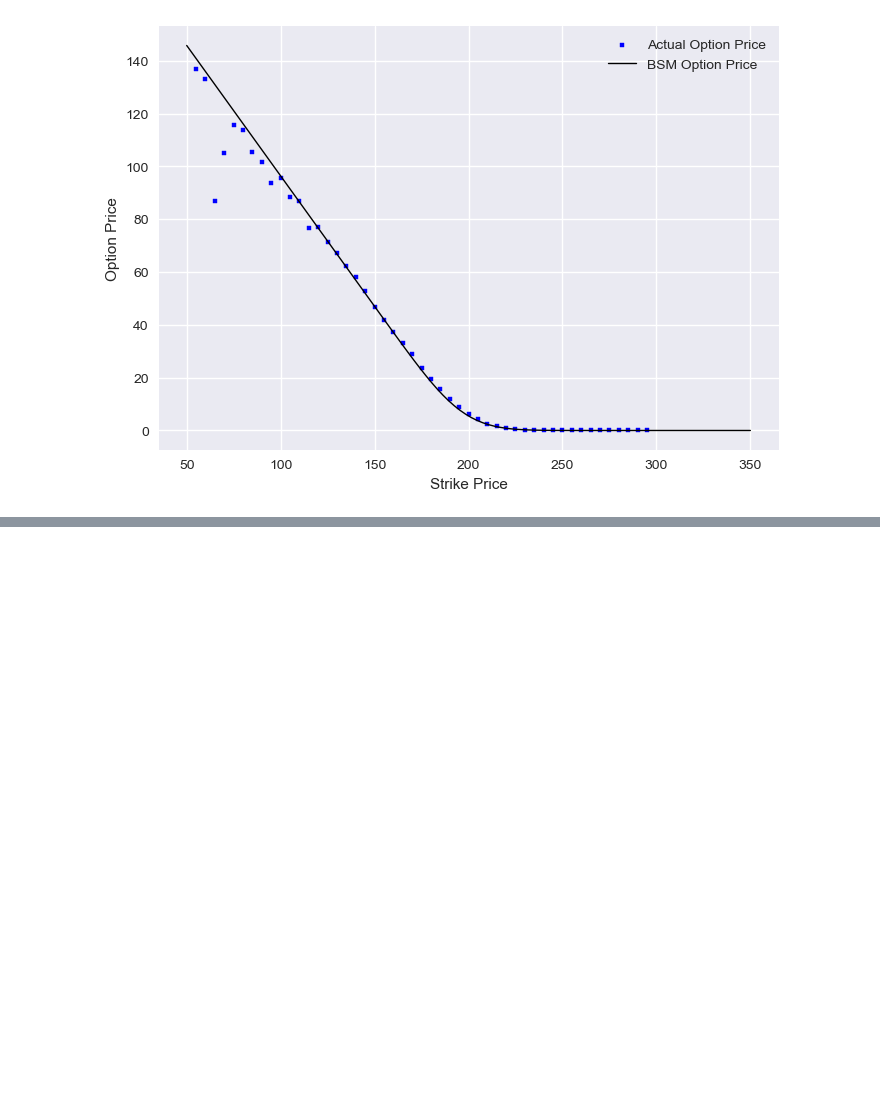
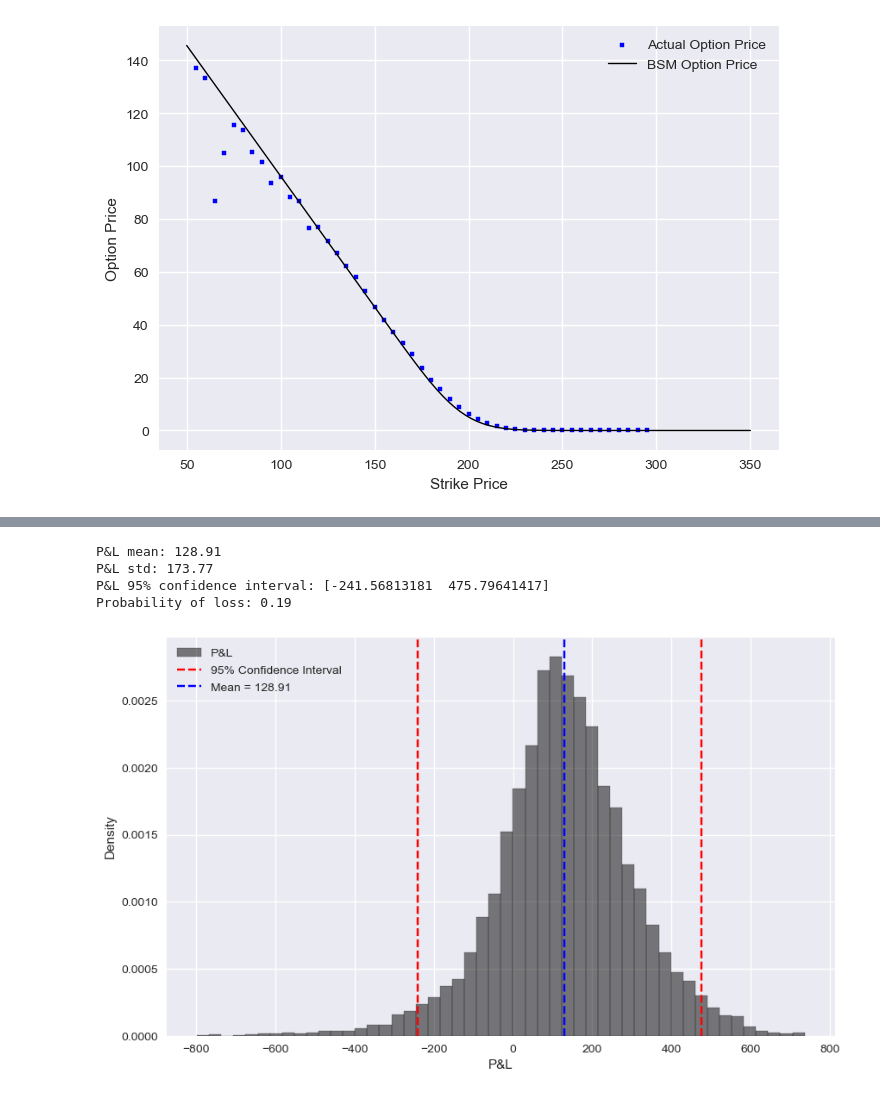
Before and after one commit to mikeal888/Hedging_API, a Jupyter notebook: delta_hedging.ipynb, the cells around one changed output, grey strips where cells are left out. Drawn from its saved outputs; the diff is of its cells as text; code cells hidden in the pictures; blank space fills up the shorter version.

```diff
--- a/delta_hedging.ipynb
+++ b/delta_hedging.ipynb
@@ -137,12 +131,12 @@ t = np.arange(10e-4, tau_trading+dtau, dtau)
 # number of trajectories
 n = 1
 # simulate the stock price assuming no drift
-St = stockprice_evolution(S0, t, dtau, 0.000, vol, n)
+St = stockprice_evolution(S0, t, dtau, -0.00, vol, n)
 
 # define a function that returns greeks using black scholes
-Ct = OptionsPriceBSM(St, K, t[::-1], vol, r, option_type='call')
-deltat = OptionDeltaBSM(St, K, t[::-1], vol, r, option_type='call')
+Ct = OptionsPriceBSM(St, K, t[::-1], vol, r_t, option_type='call')
+deltat = OptionDeltaBSM(St, K, t[::-1], vol, r_t, option_type='call')
 deltat = np.round(100*deltat, 0).astype(int)
 
 # Compute evolution of wealth over time
-dr = np.exp(r*dtau)
+dr = np.exp(r_t*dtau)
@@ -236,0 +313,39 @@ plt.show()
+# %%
+PanL = MonteCarloPandL(10000, S0, K, t, dtau, r_t, 0.00, vol, vol, option_type='call')
+
+# Compute mean and standard deviation of P&L
+mean = PanL.mean()
+std = PanL.std()
+
+# compute 95% confidence interval
+conf_int = np.percentile(PanL, [2.5, 97.5])
+
+# compute probbility of loss
+prob_loss = np.sum(PanL < 0)/len(PanL)
+
+print(f'P&L mean: {mean:.2f}')
+print(f'P&L std: {std:.2f}')
+print(f'P&L 95% confidence interval: {conf_int}')
+print(f'Probability of loss: {prob_loss:.2f}')
+# %% [output]
+P&L mean: 128.91
+P&L std: 173.77
+P&L 95% confidence interval: [-241.56813181  475.79641417]
+Probability of loss: 0.19
+# %%
+fig = plt.figure(figsize=(10, 6))
+
+plt.hist(PanL, bins=50, density=True, label='P&L', color='k', alpha=0.5, edgecolor='k')
+
+plt.axvline(conf_int[0], color='r', linestyle='--', label='95% Confidence Interval')
+plt.axvline(conf_int[1], color='r', linestyle='--')
+plt.axvline(mean, color='b', linestyle='--', label='Mean = {:.2f}'.format(mean))
+plt.xlabel('P&L')
+plt.ylabel('Density')
+
+plt.legend()
+
+
+plt.show()
+# %% [output]
+[figure, added]
```
Also changed, not shown: parts of 16 cells of this notebook.
